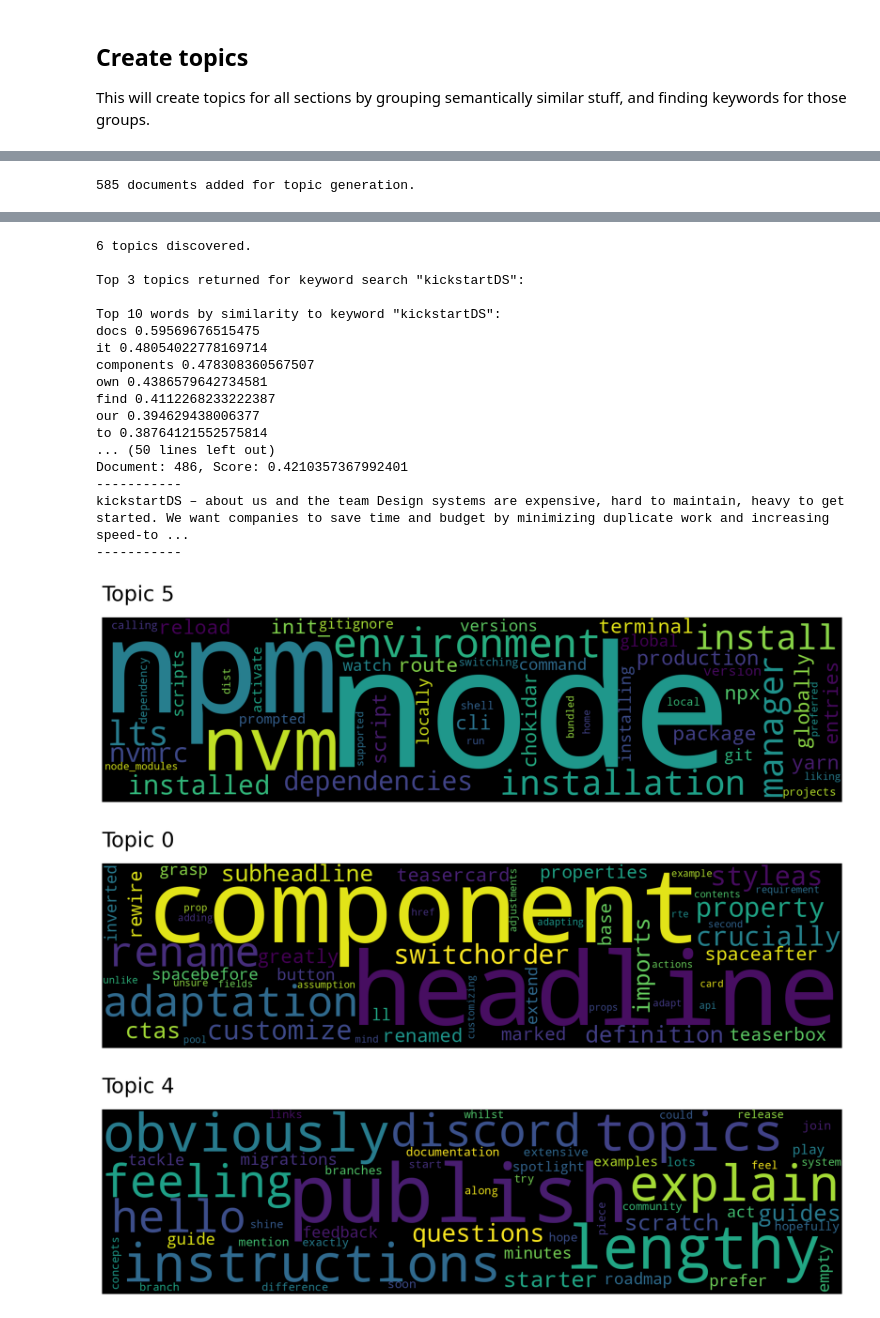
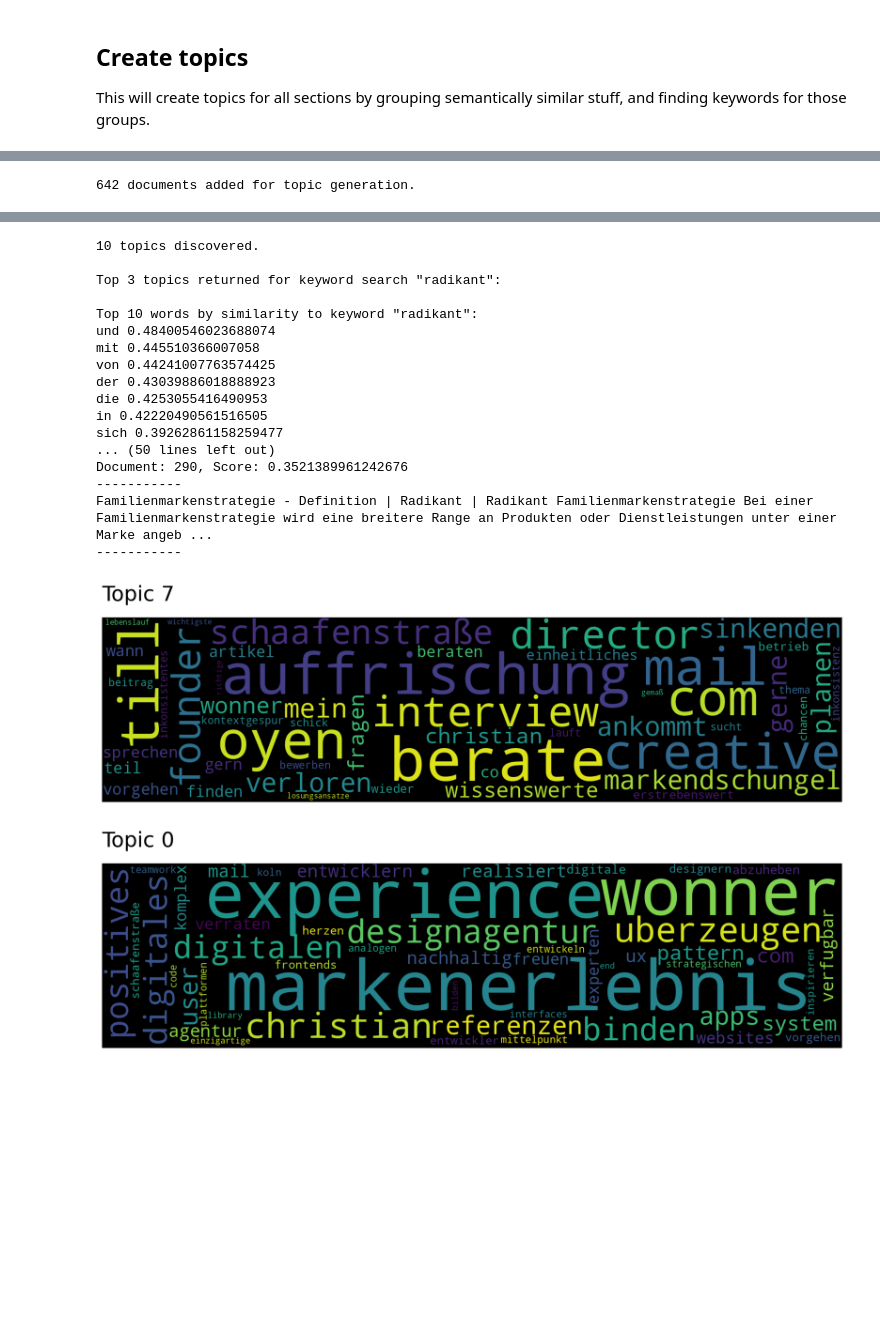
Before and after one commit to julrich/sbert-kb, a Jupyter notebook: ingest_content_from_domain.ipynb, the cells around one changed output, grey strips where cells are left out. Saved outputs shown, nothing was run; the diff lists cells and outputs as text; code cells hidden in the pictures; blank space fills up the shorter version.

Commit message:
feature: run against radikant.com

```diff
--- a/ingest_content_from_domain.ipynb
+++ b/ingest_content_from_domain.ipynb
@@ -42,7 +42,7 @@ def mapLink(url):
     return page
 
 if __name__ == '__main__':
-    url = 'https://www.kickstartDS.com'
+    url = 'https://www.radikant.com'
     domain = get_domain(url)
     queue = [url]
     visited = set()
@@ -554,14 +513,14 @@ print()
 print(str(model.get_num_topics()) + ' topics discovered.')
 
 print()
-print('Top 3 topics returned for keyword search "kickstartDS":')
-topic_words, word_scores, topic_scores, topic_nums = model.search_topics(keywords=["kickstartDS"], num_topics=3)
+print('Top 3 topics returned for keyword search "radikant":')
+topic_words, word_scores, topic_scores, topic_nums = model.search_topics(keywords=["radikant"], num_topics=2)
 for topic in topic_nums:
     model.generate_topic_wordcloud(topic)
 
 print()
-print('Top 10 words by similarity to keyword "kickstartDS":')
-words, word_scores = model.similar_words(keywords=["kickstartDS"], keywords_neg=[], num_words=10)
+print('Top 10 words by similarity to keyword "radikant":')
+words, word_scores = model.similar_words(keywords=["radikant"], keywords_neg=[], num_words=10)
 for word, score in zip(words, word_scores):
     print(f"{word} {score}")
 
@@ -582 +539 @@ INFO:top2vec:Creating joint document/word embedding
-585 documents added for topic generation.
+642 documents added for topic generation.
@@ -589,23 +543,22 @@ INFO:top2vec:Finding topics
-6 topics discovered.
+10 topics discovered.
 
-Top 3 topics returned for keyword search "kickstartDS":
+Top 3 topics returned for keyword search "radikant":
 
-Top 10 words by similarity to keyword "kickstartDS":
-docs 0.59569676515475
-it 0.48054022778169714
-components 0.478308360567507
-own 0.4386579642734581
-find 0.4112268233222387
-our 0.394629438006377
-to 0.38764121552575814
+Top 10 words by similarity to keyword "radikant":
+und 0.48400546023688074
+mit 0.445510366007058
+von 0.44241007763574425
+der 0.43039886018888923
+die 0.4253055416490953
+in 0.42220490561516505
+sich 0.39262861158259477
 ... (50 lines left out)
-Document: 486, Score: 0.4210357367992401
+Document: 290, Score: 0.3521389961242676
 -----------
-kickstartDS – about us and the team Design systems are expensive, hard to maintain, heavy to get started. We want companies to save time and budget by minimizing duplicate work and increasing speed-to ...
+Familienmarkenstrategie - Definition | Radikant | Radikant Familienmarkenstrategie Bei einer Familienmarkenstrategie wird eine breitere Range an Produkten oder Dienstleistungen unter einer Marke angeb ...
 -----------
-[figure, old version]
+[figure, new version]
-[figure, old version]
+[figure, new version]
-[figure, removed]
 # %%
 import json
 from sentence_transformers import SentenceTransformer, CrossEncoder, util
```
Also changed, not shown: parts of 6 cells of this notebook, 3 other files.
